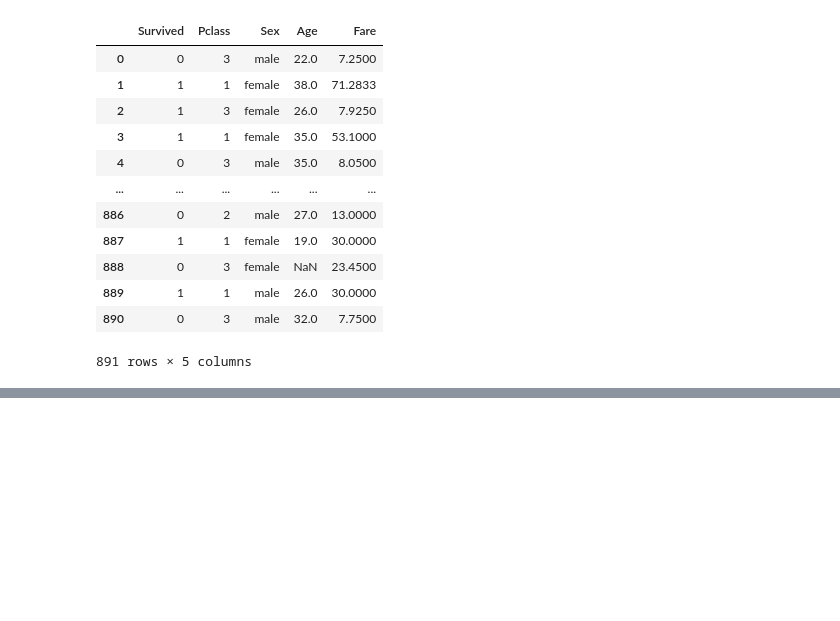
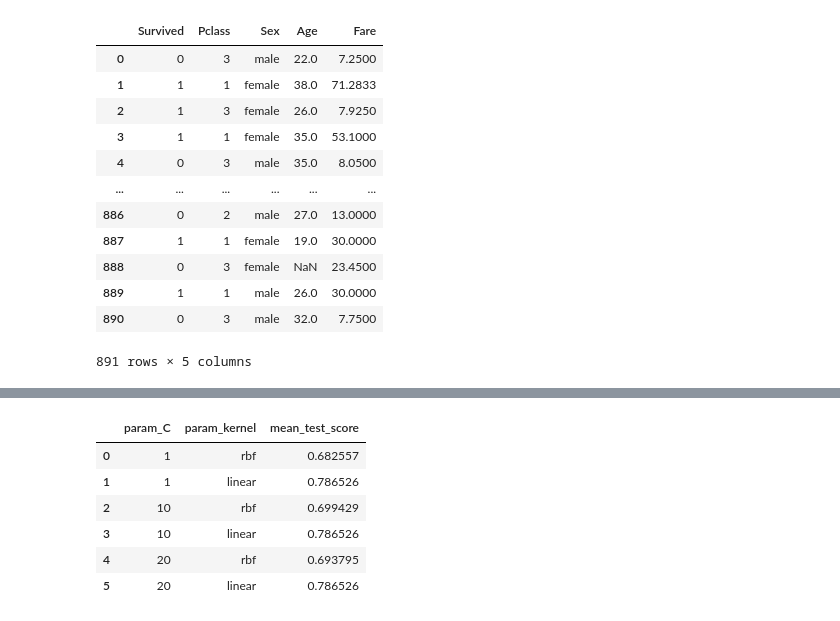
Before and after one commit to HaleyKwok/The_Patchwork_Quilt_of_Python, a Jupyter notebook: Kaggle_Titanic/Titanic.ipynb, the cells around one changed output, grey strips where cells are left out. Saved outputs shown, nothing was run; the diff lists cells and outputs as text; code cells hidden in the pictures; blank space fills up the shorter version.

```diff
--- a/Kaggle_Titanic/Titanic.ipynb
+++ b/Kaggle_Titanic/Titanic.ipynb
@@ -81,0 +181,10 @@ df_train.Sex
+# %%
+newdf[['param_C', 'param_kernel', 'mean_test_score']]
+# %% [output]
+|  | param_C | param_kernel | mean_test_score |
+| 0 | 1 | rbf | 0.682557 |
+| 1 | 1 | linear | 0.786526 |
+| 2 | 10 | rbf | 0.699429 |
+| 3 | 10 | linear | 0.786526 |
+| 4 | 20 | rbf | 0.693795 |
+| 5 | 20 | linear | 0.786526 |
```
Also changed, not shown: parts of 18 cells of this notebook, 2 other files.
